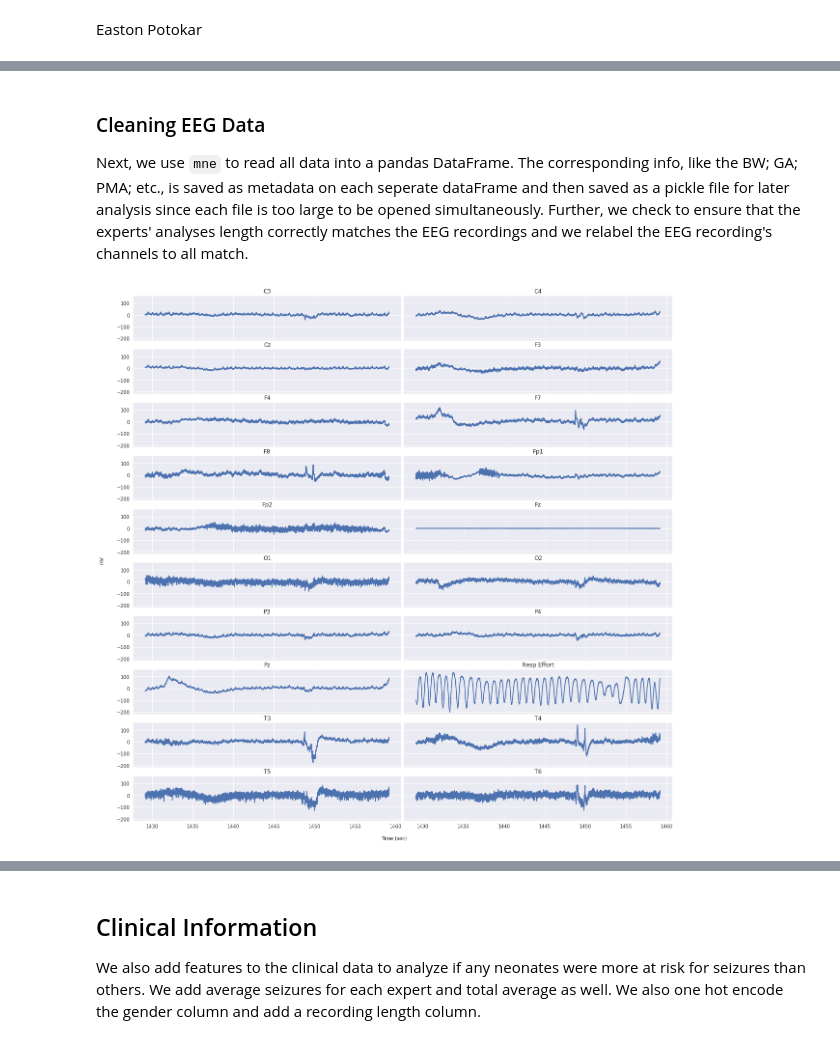
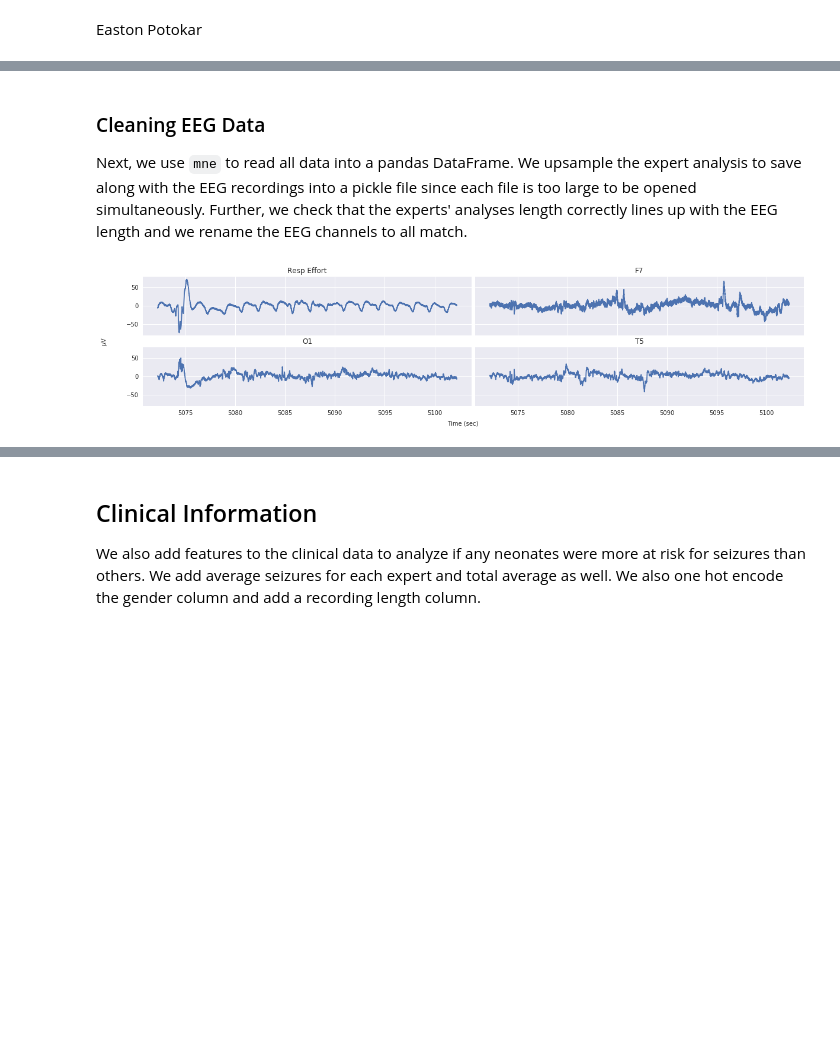
Before and after one commit to contagon/nicu-eeg-dataproject, a Jupyter notebook: main.ipynb, the cells around one changed output, grey strips where cells are left out. Drawn from its saved outputs; the diff is of its cells as text; code cells hidden in the pictures; blank space fills up the shorter version.

```diff
--- a/main.ipynb
+++ b/main.ipynb
@@ -101,7 +106,7 @@ ci.sample(3)
 # %% [markdown]
 ### Cleaning EEG Data
 
-Next, we use `mne` to read all data into a pandas DataFrame. The corresponding info, like the BW; GA; PMA; etc., is saved as metadata on each seperate dataFrame and then saved as a pickle file for later analysis since each file is too large to be opened simultaneously. Further, we check to ensure that the experts' analyses length correctly matches the EEG recordings and we relabel the EEG recording's channels to all match.
+Next, we use `mne` to read all data into a pandas DataFrame. We upsample the expert analysis to save along with the EEG recordings into a pickle file since each file is too large to be opened simultaneously. Further, we check that the experts' analyses length correctly lines up with the EEG length and we rename the EEG channels to all match.
 # %%
 #iterate through all of files
 for i in ci.index:
@@ -167,9 +172,10 @@ for i in ci.index:
 ci.to_pickle('data-cleaned/ci.pkl', protocol=-1)
 # %%
 # we plot a random sample of 30 seconds from a random neonate
-plot_signal(ci.loc[np.random.randint(1,79), 'EEG file'], channels=None, slices=30)
+ci = read_data('data-cleaned/ci.pkl')
+plot_signal(ci.loc[16, 'EEG file'], channels=['Resp Effort', 'F7', 'O1', 'T5'], slices=30)
 # %% [output]
-[figure, old version]
+[figure, new version]
 # %% [markdown]
 ## Potential Data Problems
 
```
Also changed, not shown: parts of 18 cells of this notebook, 2 other files.
